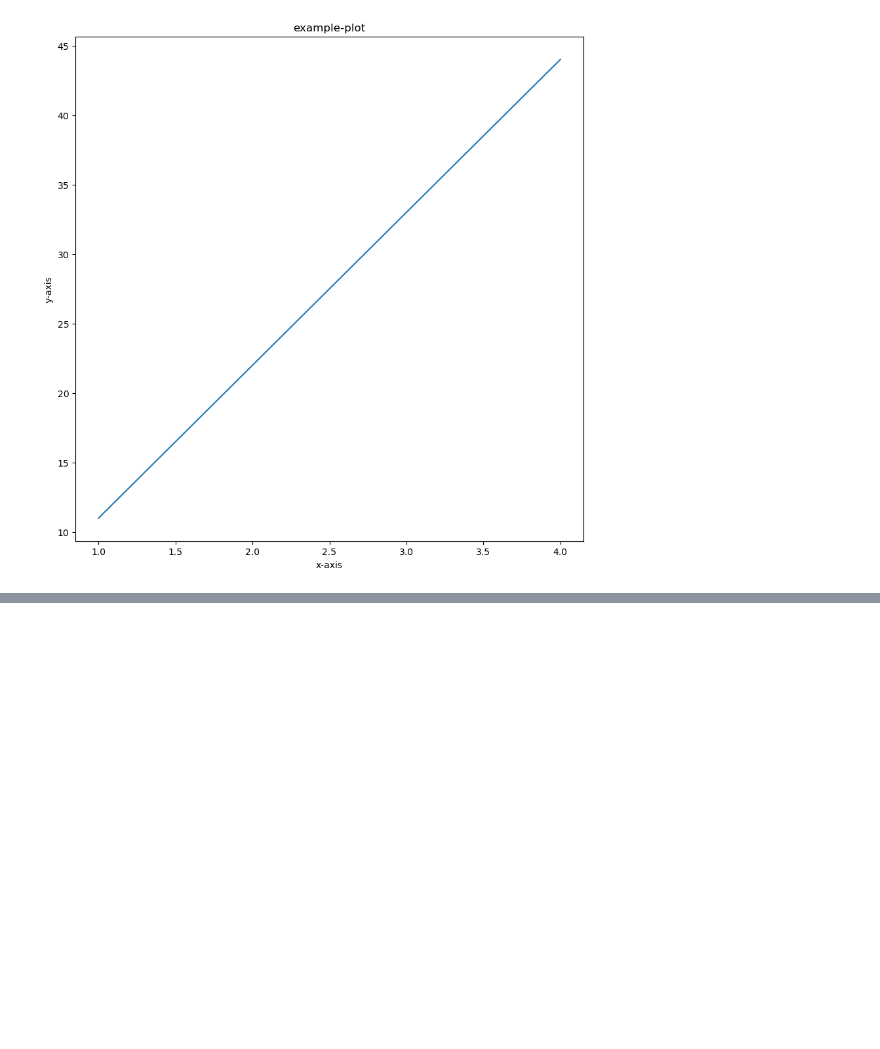
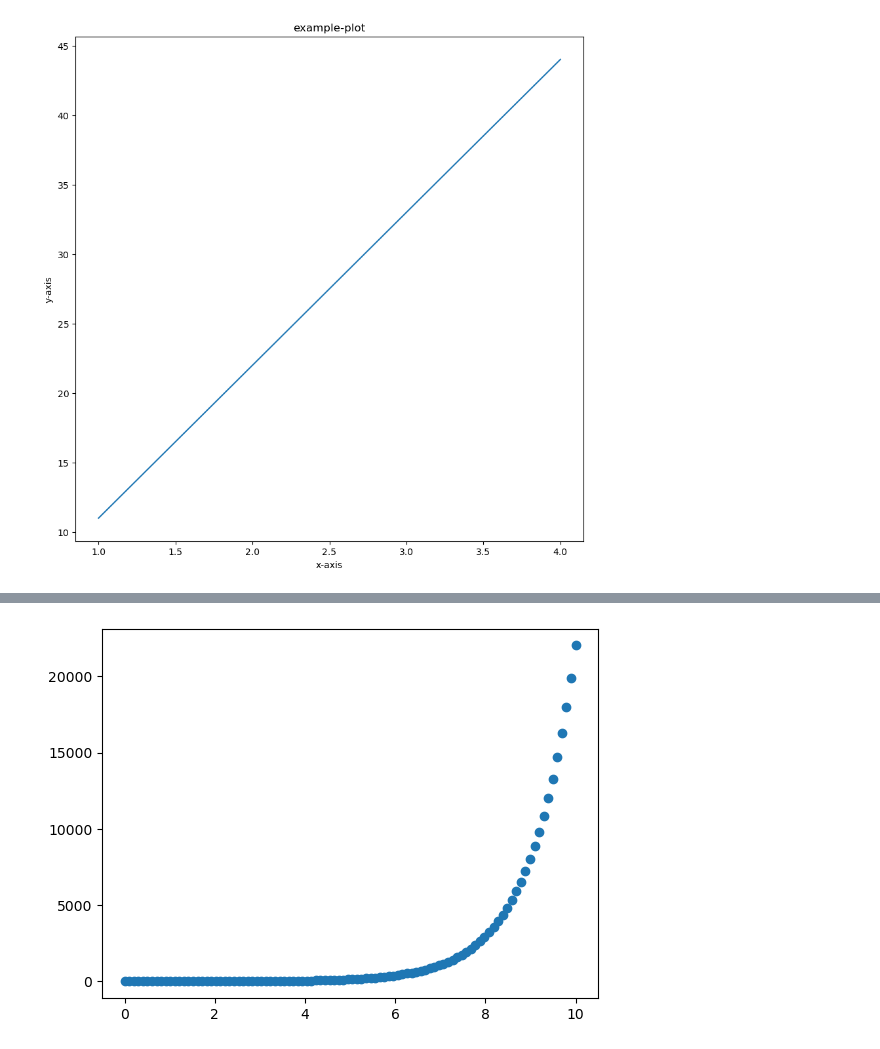
Before and after one commit to akmz-069/Jupyter-NoteBook, a Jupyter notebook: Matplotlib_notebook.ipynb, the cells around one changed output, grey strips where cells are left out. Drawn from its saved outputs; the diff is of its cells as text; code cells hidden in the pictures; blank space fills up the shorter version.

```diff
--- a/Matplotlib_notebook.ipynb
+++ b/Matplotlib_notebook.ipynb
@@ -47,0 +66,6 @@ plt.show()
+# %%
+fig, ax=plt.subplots()
+ax.scatter(x, np.exp(x))
+plt.show()
+# %% [output]
+[figure, added]
```
Also changed, not shown: parts of 8 cells of this notebook.
